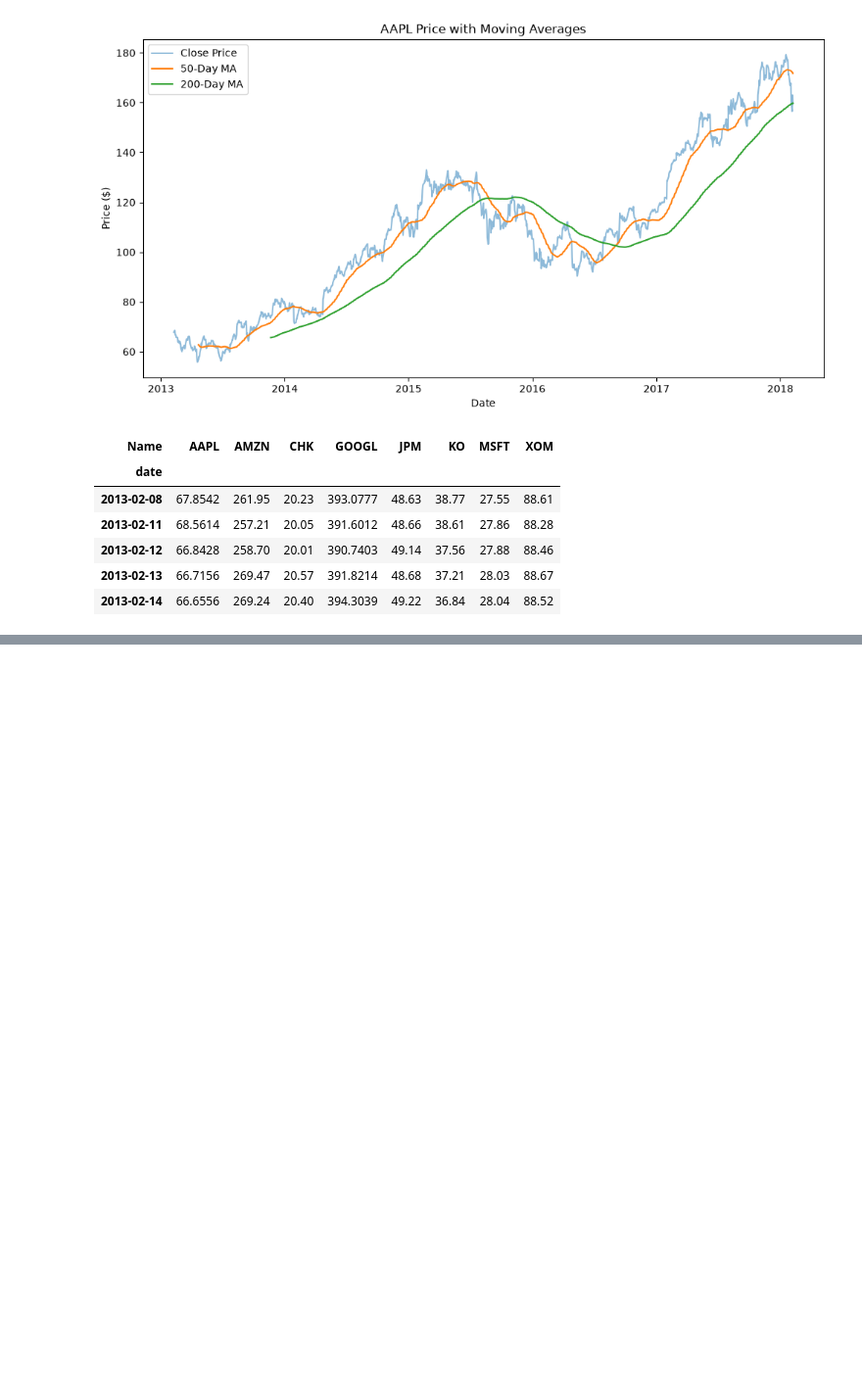
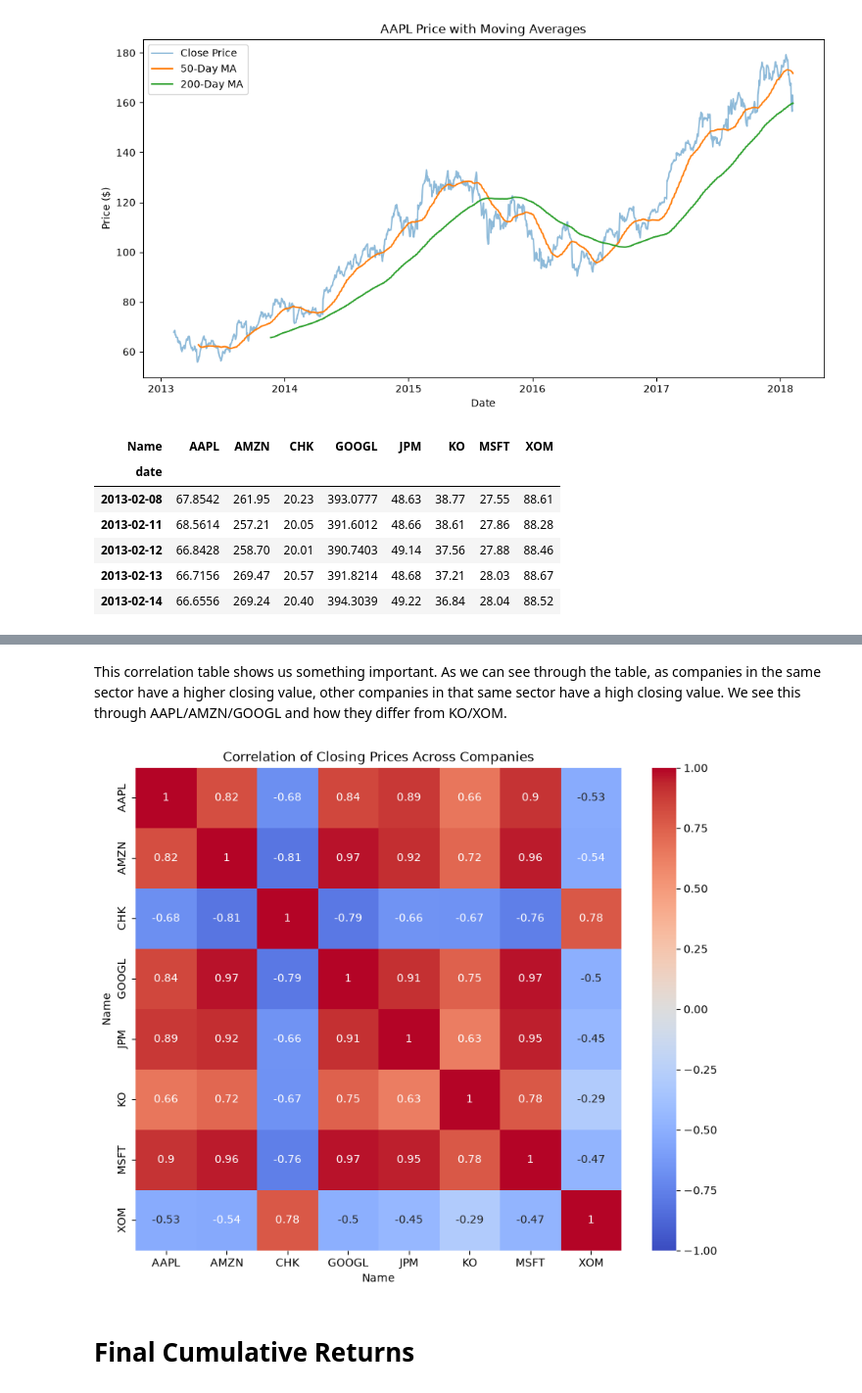
Before and after one commit to michaeloloye7/SP-500-Historical-Stock-Analytics-, a Jupyter notebook: test1.ipynb, the cells around one changed output, grey strips where cells are left out. Shown at 98% size. Drawn from its saved outputs; the diff is of its cells as text; code cells hidden in the pictures; blank space fills up the shorter version.

```diff
--- a/test1.ipynb
+++ b/test1.ipynb
@@ -290,3 +291,6 @@ pivoted.head()
 | 2013-02-12 | 66.8428 | 258.70 | 20.01 | 390.7403 | 49.14 | 37.56 | 27.88 | 88.46 |
 | 2013-02-13 | 66.7156 | 269.47 | 20.57 | 391.8214 | 48.68 | 37.21 | 28.03 | 88.67 |
 | 2013-02-14 | 66.6556 | 269.24 | 20.40 | 394.3039 | 49.22 | 36.84 | 28.04 | 88.52 |
+# %%
+correlation_matrix = pivoted.corr()
+correlation_matrix
@@ -292,0 +308,11 @@ pivoted.head()
+# %% [markdown]
+This correlation table shows us something important. As we can see through the table, as companies in the same sector have a higher closing value, other companies in that same sector have a high closing value. We see this through AAPL/AMZN/GOOGL and how they differ from KO/XOM.
+# %%
+plt.figure(figsize=(10, 8))
+sns.heatmap(correlation_matrix, annot=True, cmap='coolwarm', vmin=-1, vmax=1)
+plt.title('Correlation of Closing Prices Across Companies')
+plt.show()
+# %% [output]
+[figure, added]
+# %% [markdown]
+# Final Cumulative Returns
```
Also changed, not shown: parts of 5 cells of this notebook.
